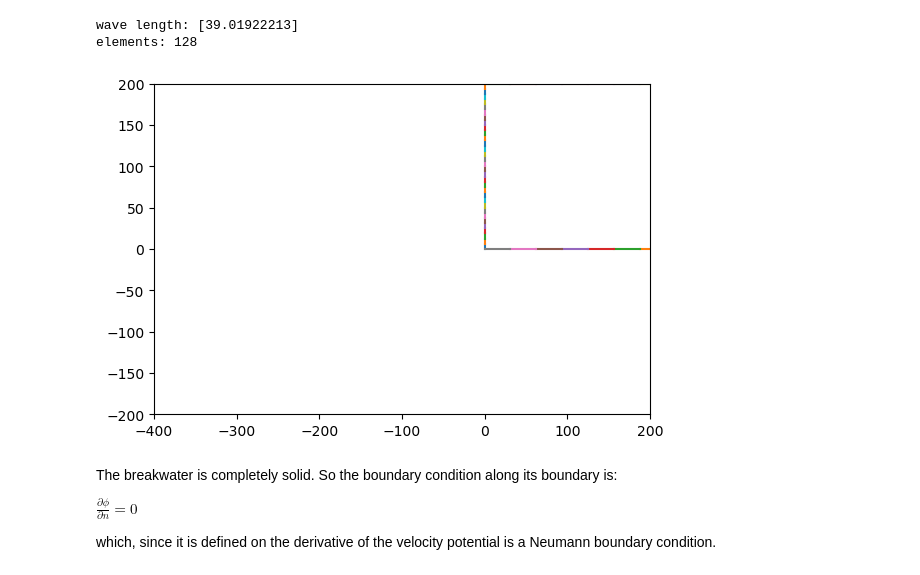
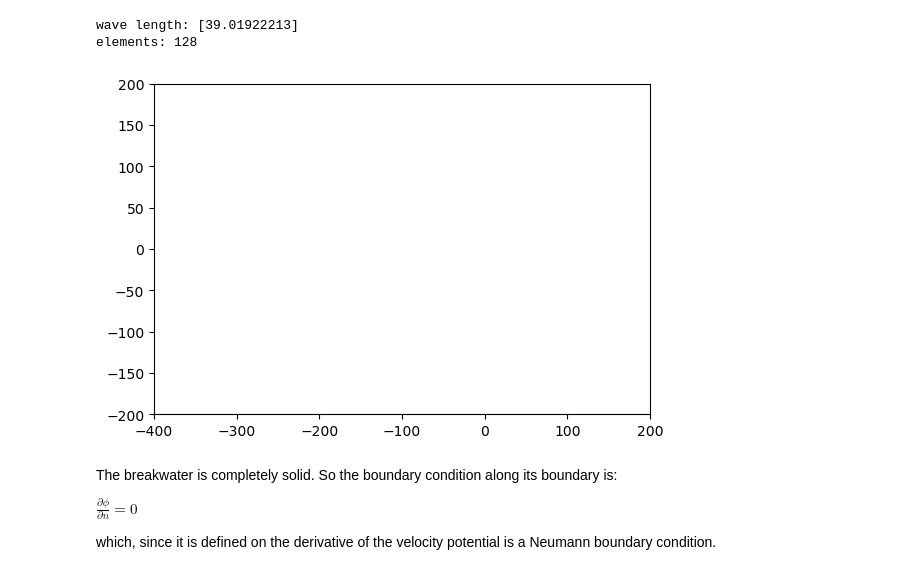
Before and after one commit to gauteh/ohbemn, a Jupyter notebook: examples/Breakwater diffusion.ipynb, the cells around one changed output. Drawn from its saved outputs; the diff is of its cells as text; code cells hidden in the pictures.

```diff
--- a/examples/Breakwater diffusion.ipynb
+++ b/examples/Breakwater diffusion.ipynb
@@ -6,23 +7,24 @@ from ohbemn import wave, Solver, Region, source
 # %%
 T = 5.   # [s]
 f = 1/T
 d = 40.  # [m]
 c, cg, k = wave.wavec_interm(T, d)
 print("wave length:", c/f)
 
-region = Region.rectangle(1000, 200, 32, 32)
+region = ohpy.Region.rectangle(1000, 200, 32, 32)
+region = Region(region.vertices, region._edges)
 
 f, ax = plt.subplots()
-region.plot(ax)
+#region.plot(ax)
 ax.set_xlim([-400, 200])
 ax.set_ylim([-200, 200])
 ax.set_aspect('equal')
 
 print("elements:", region.len())
 # %% [output]
 wave length: [39.01922213]
 elements: 128
-[figure, old version]
+[figure, new version]
 # %% [markdown]
 The breakwater is completely solid. So the boundary condition along its boundary is:
 
```
Also changed, not shown: parts of 5 cells of this notebook.
